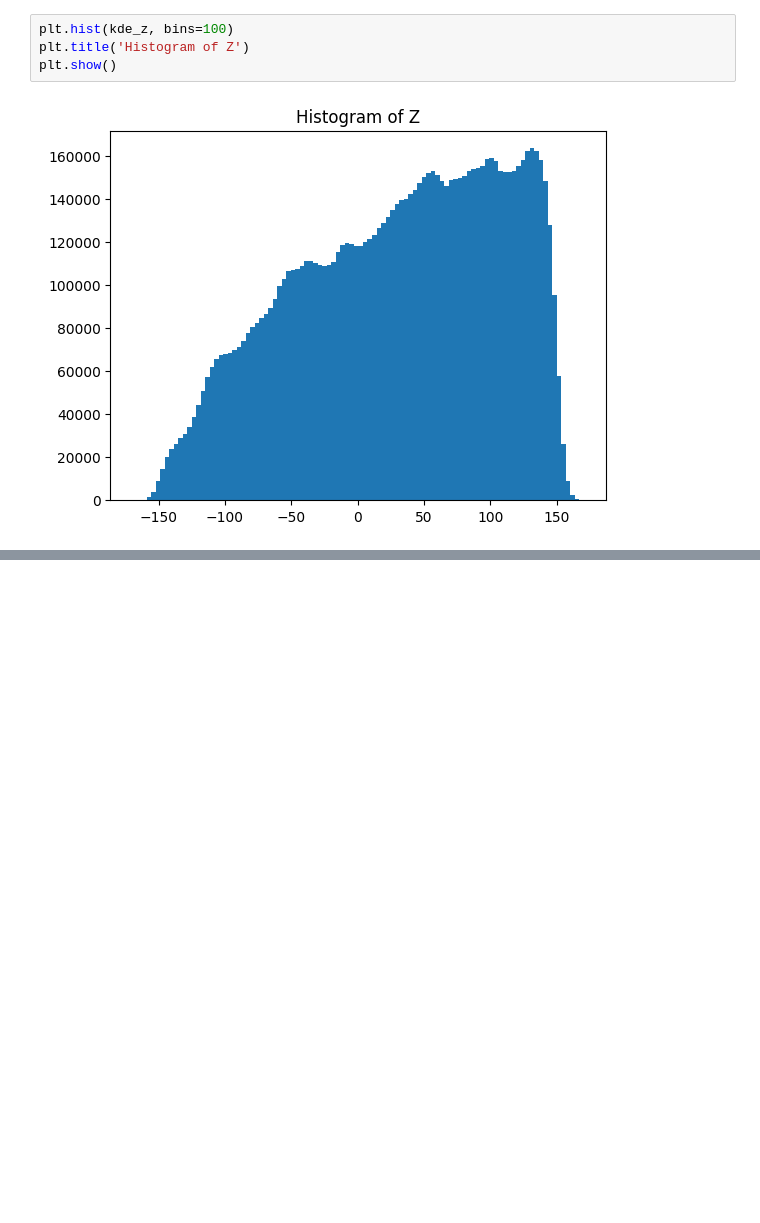
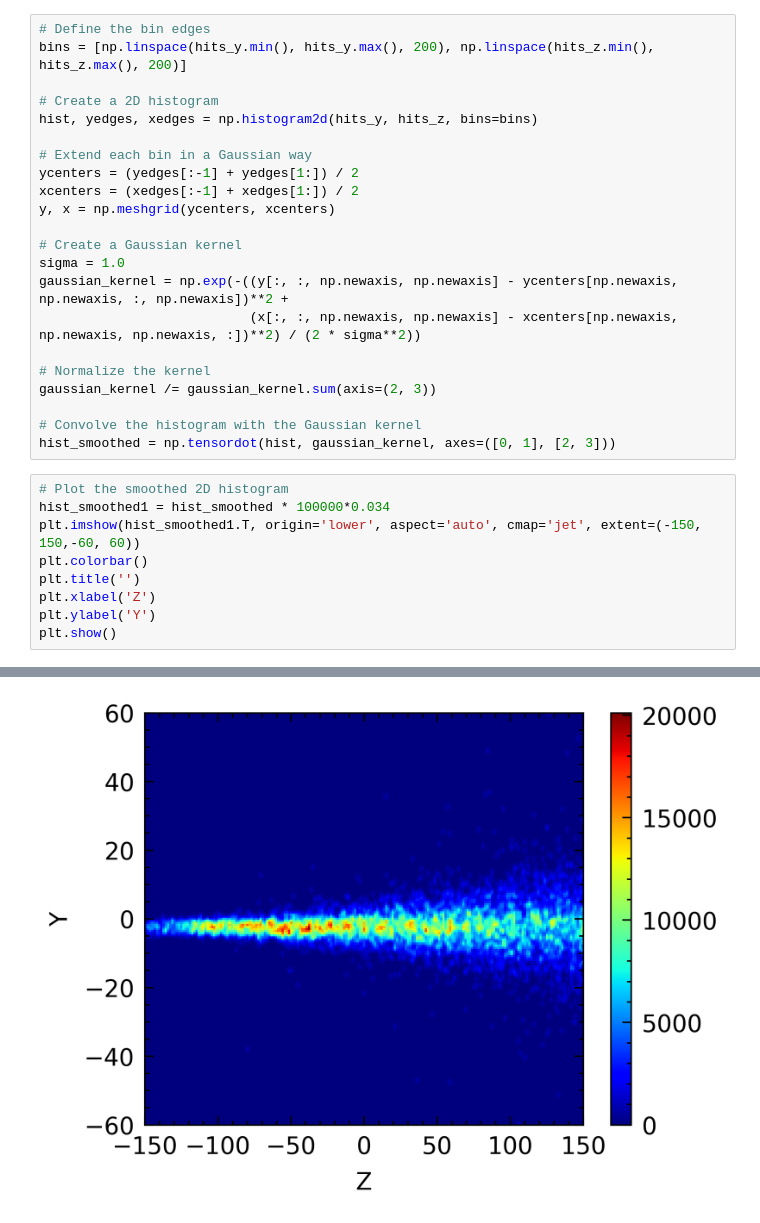
Before and after one commit to francescouni0/VHEE_monitor, a Jupyter notebook: Radionucl.ipynb, the cells around one changed output, grey strips where cells are left out. Drawn from its saved outputs; the diff is of its cells as text; blank space fills up the shorter version.

```diff
--- a/Radionucl.ipynb
+++ b/Radionucl.ipynb
@@ -109,6 +185,32 @@ plt.show()
-# %%
-plt.hist(kde_z, bins=100)
-plt.title('Histogram of Z')
-plt.show()
-# %% [output]
-[figure, removed]
+# %%
+# Define the bin edges
+bins = [np.linspace(hits_y.min(), hits_y.max(), 200), np.linspace(hits_z.min(), hits_z.max(), 200)]
+
+# Create a 2D histogram
+hist, yedges, xedges = np.histogram2d(hits_y, hits_z, bins=bins)
+
+# Extend each bin in a Gaussian way
+ycenters = (yedges[:-1] + yedges[1:]) / 2
+xcenters = (xedges[:-1] + xedges[1:]) / 2
+y, x = np.meshgrid(ycenters, xcenters)
+
+# Create a Gaussian kernel
+sigma = 1.0
+gaussian_kernel = np.exp(-((y[:, :, np.newaxis, np.newaxis] - ycenters[np.newaxis, np.newaxis, :, np.newaxis])**2 +
+                           (x[:, :, np.newaxis, np.newaxis] - xcenters[np.newaxis, np.newaxis, np.newaxis, :])**2) / (2 * sigma**2))
+
+# Normalize the kernel
+gaussian_kernel /= gaussian_kernel.sum(axis=(2, 3))
+
+# Convolve the histogram with the Gaussian kernel
+hist_smoothed = np.tensordot(hist, gaussian_kernel, axes=([0, 1], [2, 3]))
+# %%
+# Plot the smoothed 2D histogram
+hist_smoothed1 = hist_smoothed * 100000*0.034
+plt.imshow(hist_smoothed1.T, origin='lower', aspect='auto', cmap='jet', extent=(-150, 150,-60, 60))
+plt.colorbar()
+plt.title('')
+plt.xlabel('Z')
+plt.ylabel('Y')
+plt.show()
+# %% [output]
@@ -114,0 +234 @@ plt.show()
+[figure, added]
```
Also changed, not shown: parts of 7 cells of this notebook, 3 other files.
